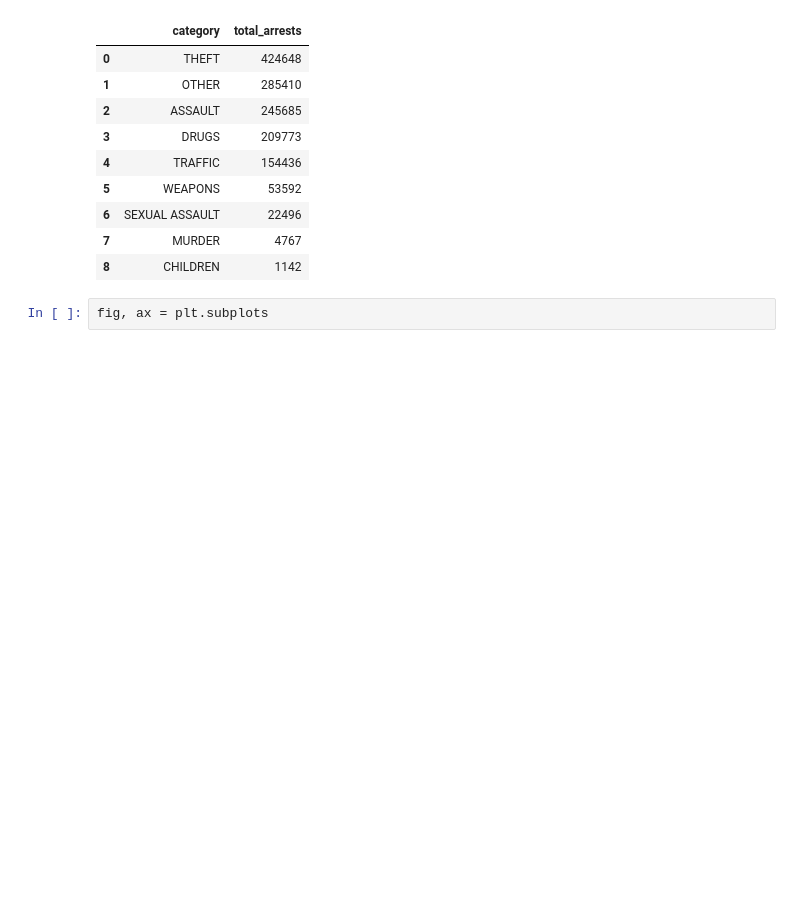
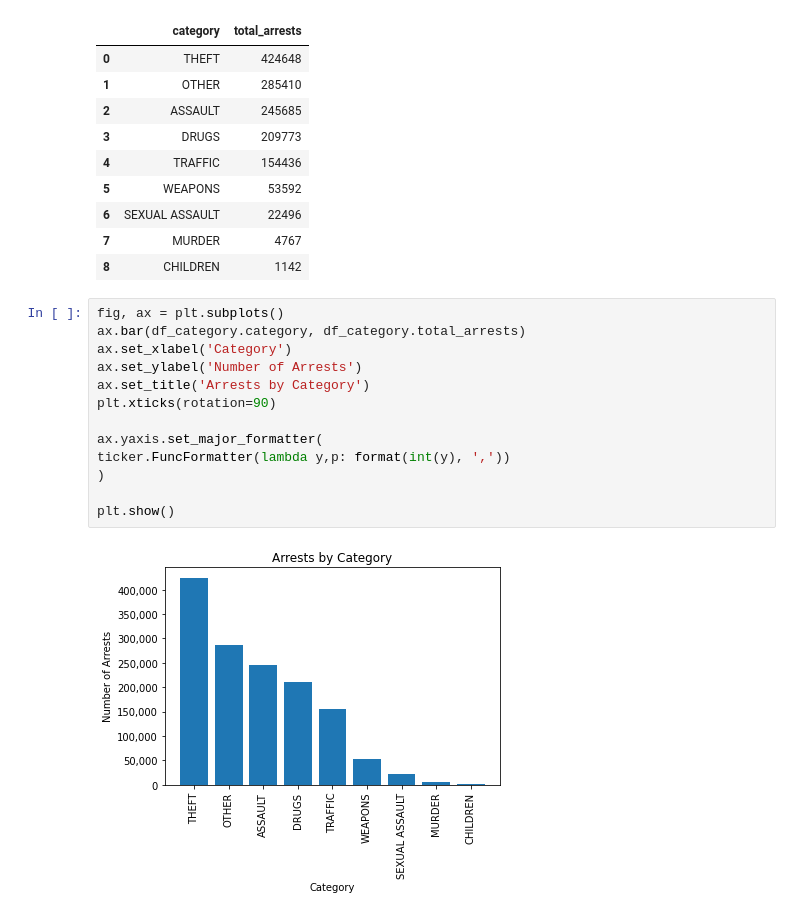
Before and after one commit to AmitSamra/NYC_Crime, a Jupyter notebook: nyc_crime_python.ipynb, the cells around one changed output. Drawn from its saved outputs; the diff is of its cells as text; blank space fills up the shorter version.

```diff
--- a/nyc_crime_python.ipynb
+++ b/nyc_crime_python.ipynb
@@ -590,5 +596,18 @@ df_category
 | 6 | SEXUAL ASSAULT | 22496 |
 | 7 | MURDER | 4767 |
 | 8 | CHILDREN | 1142 |
-# %%
-fig, ax = plt.subplots
+# %%
+fig, ax = plt.subplots()
+ax.bar(df_category.category, df_category.total_arrests)
+ax.set_xlabel('Category')
+ax.set_ylabel('Number of Arrests')
+ax.set_title('Arrests by Category')
+plt.xticks(rotation=90)
+
+ax.yaxis.set_major_formatter(
+ticker.FuncFormatter(lambda y,p: format(int(y), ','))
+)
+
+plt.show()
+# %% [output]
+[figure, added]
```
Also changed, not shown: parts of 1 cell of this notebook.
